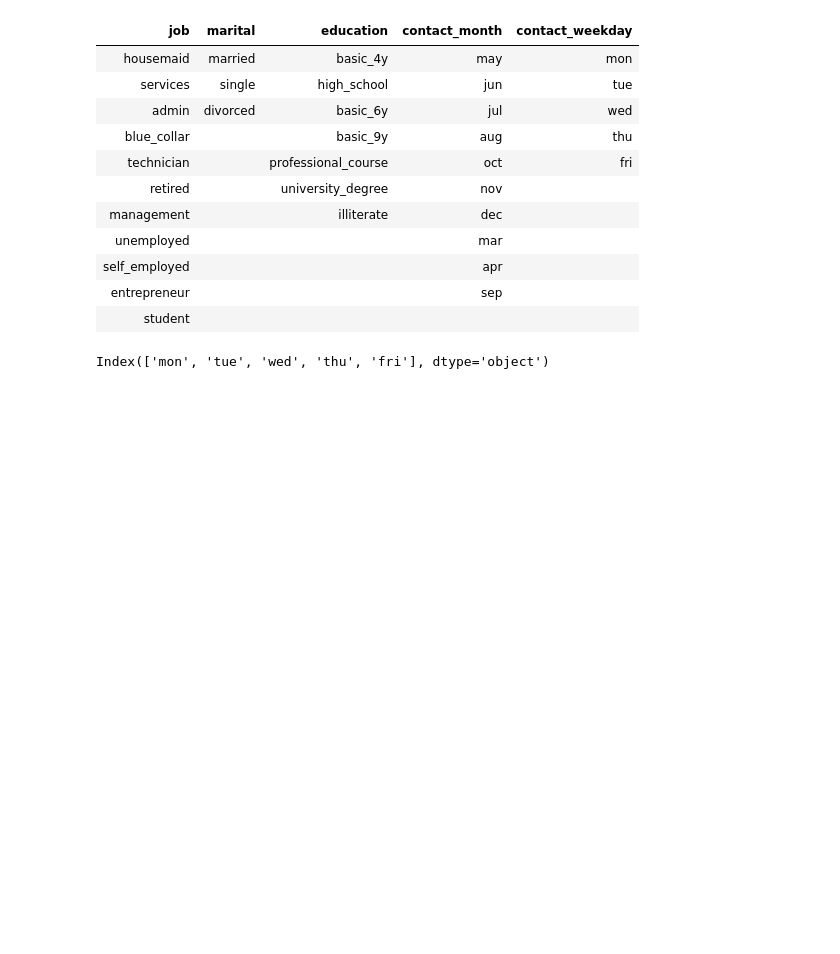
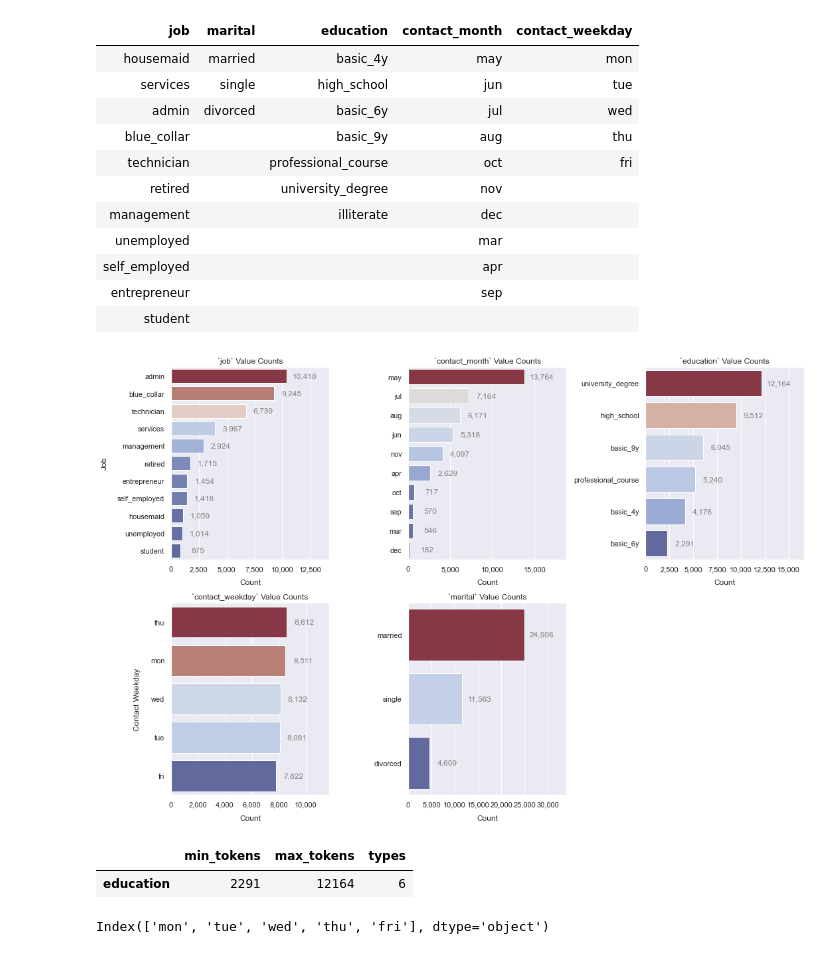
Before and after one commit to ndgigliotti/dsc-phase-3-project, a Jupyter notebook: index.ipynb, the cells around one changed output. Cells and saved outputs as stored; diff of their text form; code cells hidden in the pictures; blank space fills up the shorter version.

```diff
--- a/index.ipynb
+++ b/index.ipynb
@@ -290,6 +314,19 @@ del to_cat
 | self_employed |  |  | apr |  |
 | entrepreneur |  |  | sep |  |
 | student |  |  |  |  |
+# %%
+plotting.multi_countplot(df.select_dtypes("category"));
+# %% [output]
+[figure, added]
+# %%
+keep = df.education != "illiterate"
+df = df.loc[keep].copy()
+df["education"] = df["education"].cat.remove_unused_categories()
+del keep
+cleaning.token_info(df[["education"]])
+# %% [output]
+|  | min_tokens | max_tokens | types |
+| education | 2291 | 12164 | 6 |
 # %%
 # define order
 days = ["mon", "tue", "wed", "thu", "fri"]
```
Also changed, not shown: parts of 12 cells of this notebook, 2 other files.
